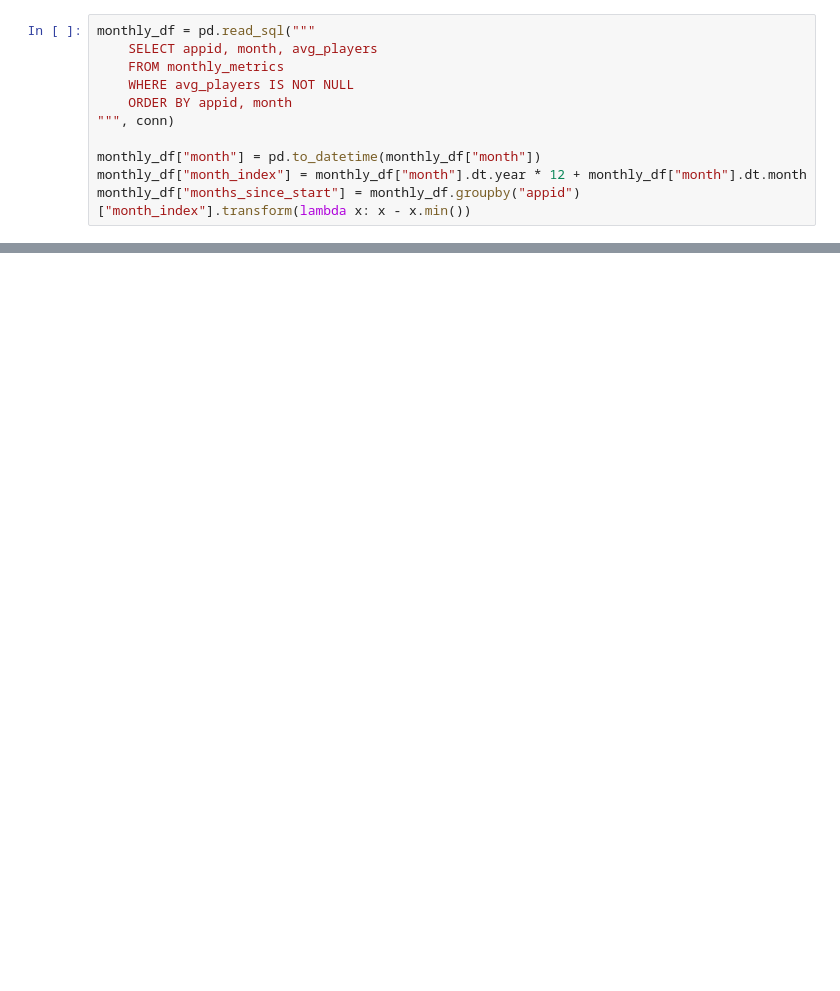
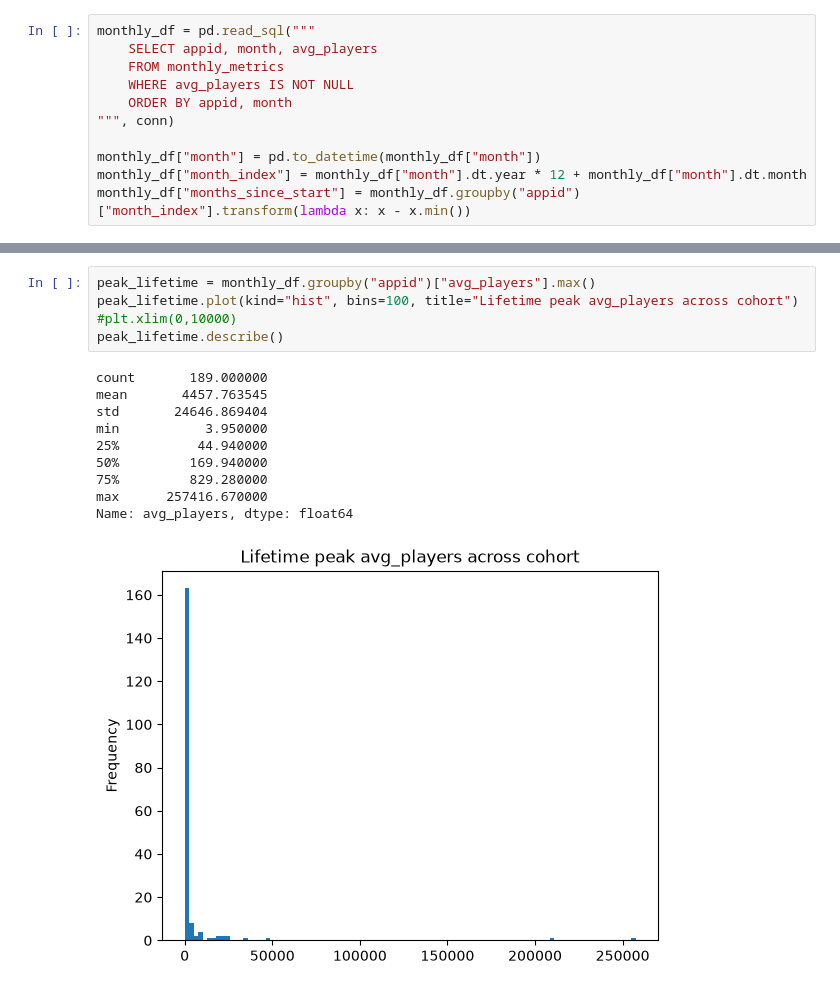
Before and after one commit to pmacias/steam-trajectory, a Jupyter notebook: notebooks/02_data_visualization.ipynb, the cells around one changed output, grey strips where cells are left out. Saved outputs shown, nothing was run; the diff lists cells and outputs as text; blank space fills up the shorter version.

```diff
--- a/notebooks/02_data_visualization.ipynb
+++ b/notebooks/02_data_visualization.ipynb
@@ -144,0 +173,16 @@ In games table but missing from monthly_metrics: set()
+# %%
+peak_lifetime = monthly_df.groupby("appid")["avg_players"].max()
+peak_lifetime.plot(kind="hist", bins=100, title="Lifetime peak avg_players across cohort")
+#plt.xlim(0,10000)
+peak_lifetime.describe()
+# %% [output]
+count       189.000000
+mean       4457.763545
+std       24646.869404
+min           3.950000
+25%          44.940000
+50%         169.940000
+75%         829.280000
+max      257416.670000
+Name: avg_players, dtype: float64
+[figure, added]
```
Also changed, not shown: parts of 12 cells of this notebook, 5 other files.
